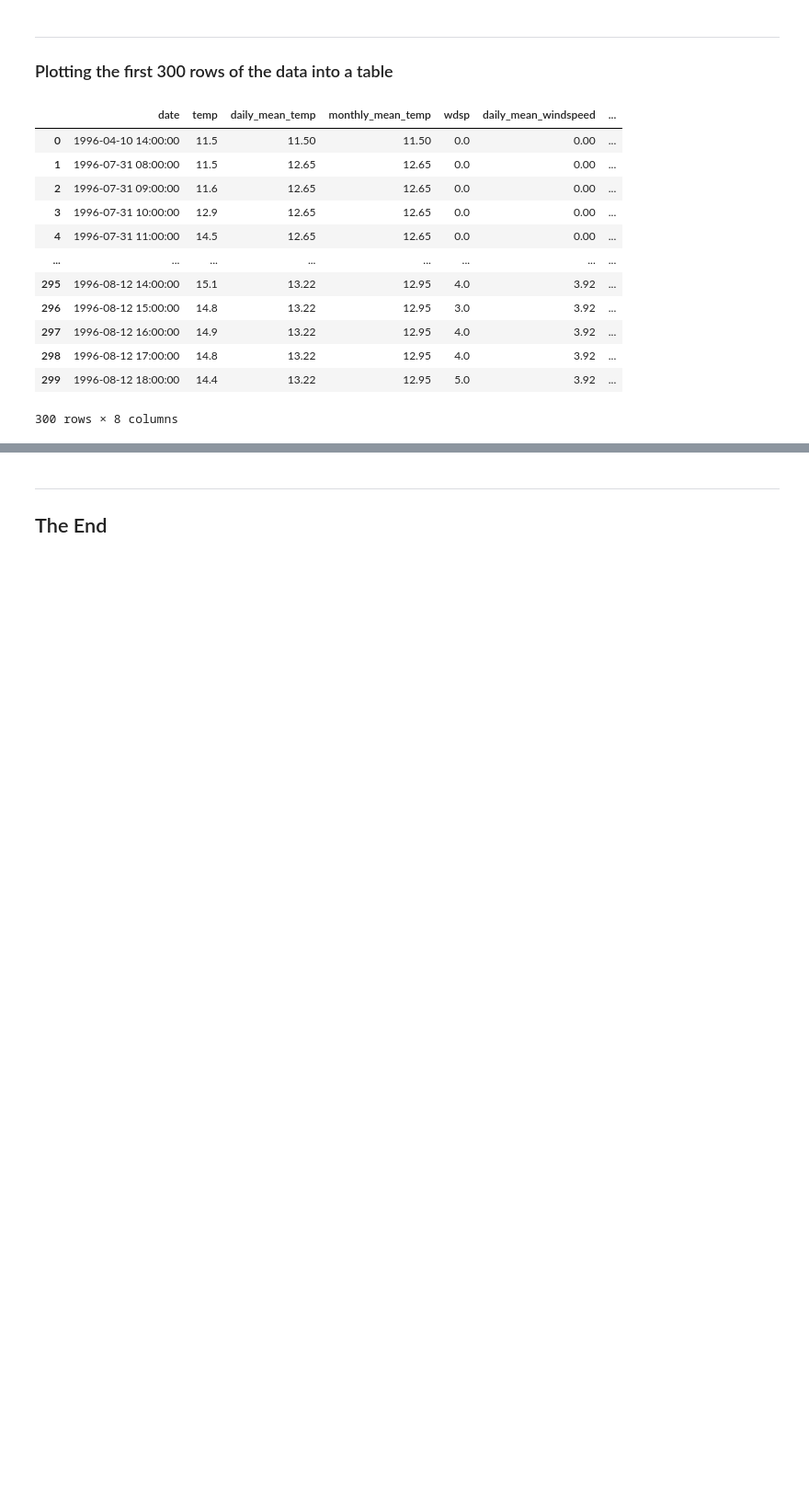
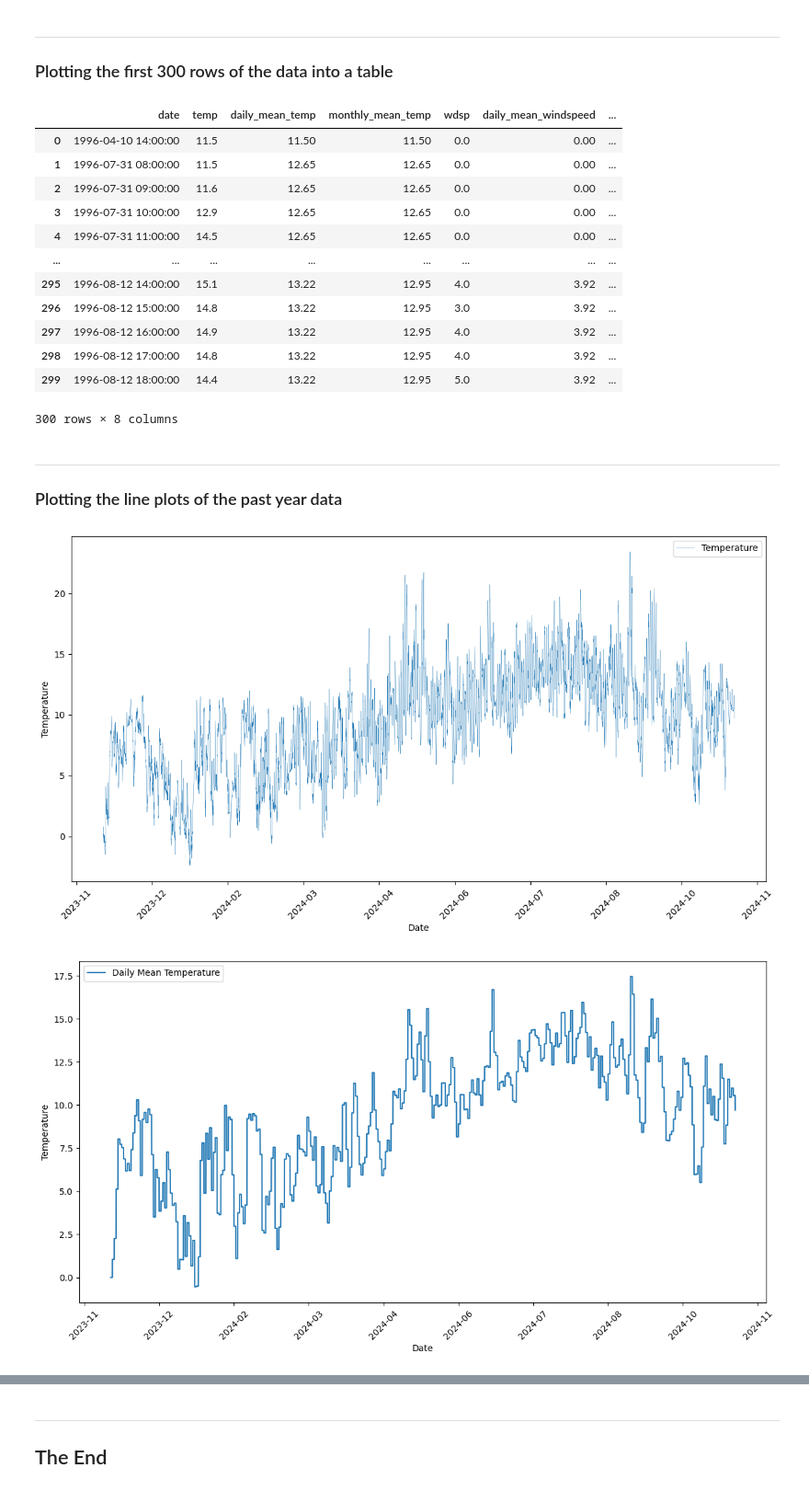
Before and after one commit to kronos164/programming-for-data-analytics, a Jupyter notebook: assignments/assignment06_weather.ipynb, the cells around one changed output, grey strips where cells are left out. Shown at 92% size. Saved outputs shown, nothing was run; the diff lists cells and outputs as text; code cells hidden in the pictures; blank space fills up the shorter version.

```diff
--- a/assignments/assignment06_weather.ipynb
+++ b/assignments/assignment06_weather.ipynb
@@ -54,3 +56,77 @@ plot1.head(300)
 | 298 | 1996-08-12 17:00:00 | 14.8 | 13.22 | 12.95 | 4.0 | 3.92 | ... |
 | 299 | 1996-08-12 18:00:00 | 14.4 | 13.22 | 12.95 | 5.0 | 3.92 | ... |
 300 rows × 8 columns
+# %% [markdown]
+***
+
+### Plotting the line plots of the past year data
+# %%
+# Filter data for the past year
+one_year_ago = pd.Timestamp.now() - pd.DateOffset(years=1)
+plot1_last_year = plot1[plot1['date'] >= one_year_ago]
+
+plt.figure(figsize=(14, 7))
+sns.lineplot(x='date', y='temp', data=plot1_last_year, linewidth=0.3, label='Temperature')
+plt.xlabel('Date')
+plt.ylabel('Temperature')
+plt.xticks(rotation=45)
+plt.gca().xaxis.set_major_locator(plt.MaxNLocator(nbins=len(plot1_last_year['date'].dt.month.unique())))
+plt.gca().xaxis.set_major_formatter(plt.matplotlib.dates.DateFormatter('%Y-%m'))
+plt.show()
+
+plt.figure(figsize=(14, 7))
+sns.lineplot(x='date', y='daily_mean_temp', data=plot1_last_year, label='Daily Mean Temperature')
+plt.xlabel('Date')
+plt.ylabel('Temperature')
+plt.xticks(rotation=45)
+plt.gca().xaxis.set_major_locator(plt.MaxNLocator(nbins=len(plot1_last_year['date'].dt.month.unique())))
+plt.gca().xaxis.set_major_formatter(plt.matplotlib.dates.DateFormatter('%Y-%m'))
+plt.show()
+
+plt.figure(figsize=(14, 7))
+sns.lineplot(x='date', y='monthly_mean_temp', data=plot1_last_year, label='Monthly Mean Temperature')
+plt.xlabel('Date')
+plt.ylabel('Temperature')
+plt.xticks(rotation=45)
+plt.gca().xaxis.set_major_locator(plt.MaxNLocator(nbins=len(plot1_last_year['date'].dt.month.unique())))
+plt.gca().xaxis.set_major_formatter(plt.matplotlib.dates.DateFormatter('%Y-%m'))
+plt.show()
+
+plt.figure(figsize=(14, 7))
+sns.lineplot(x='date', y='wdsp', data=plot1_last_year, linewidth=0.3, label='Windspeed')
+plt.xlabel('Date')
+plt.ylabel('Windspeed')
+plt.xticks(rotation=45)
+plt.gca().xaxis.set_major_locator(plt.MaxNLocator(nbins=len(plot1_last_year['date'].dt.month.unique())))
+plt.gca().xaxis.set_major_formatter(plt.matplotlib.dates.DateFormatter('%Y-%m'))
+plt.show()
+
+plt.figure(figsize=(14, 7))
+sns.lineplot(x='date', y='daily_mean_windspeed', data=plot1_last_year, label='Daily Mean Windspeed')
+plt.xlabel('Date')
+plt.ylabel('Windspeed')
+plt.xticks(rotation=45)
+plt.gca().xaxis.set_major_locator(plt.MaxNLocator(nbins=len(plot1_last_year['date'].dt.month.unique())))
+plt.gca().xaxis.set_major_formatter(plt.matplotlib.dates.DateFormatter('%Y-%m'))
+plt.show()
+
+plt.figure(figsize=(14, 7))
+sns.lineplot(x='date', y='max_daily_windspeed', data=plot1_last_year, label='Max Daily Windspeed')
+plt.xlabel('Date')
+plt.ylabel('Windspeed')
+plt.xticks(rotation=45)
+plt.gca().xaxis.set_major_locator(plt.MaxNLocator(nbins=len(plot1_last_year['date'].dt.month.unique())))
+plt.gca().xaxis.set_major_formatter(plt.matplotlib.dates.DateFormatter('%Y-%m'))
+plt.show()
+
+plt.figure(figsize=(14, 7))
+sns.lineplot(x='date', y='monthly_mean_max_windspeed', data=plot1_last_year, label='Monthly Mean Max Windspeed')
+plt.xlabel('Date')
+plt.ylabel('Windspeed')
+plt.xticks(rotation=45)
+plt.gca().xaxis.set_major_locator(plt.MaxNLocator(nbins=len(plot1_last_year['date'].dt.month.unique())))
+plt.gca().xaxis.set_major_formatter(plt.matplotlib.dates.DateFormatter('%Y-%m'))
+plt.show()
+# %% [output]
+[figure, added]
+[figure, added]
```
Also changed, not shown: parts of 2 cells of this notebook, 1 other file.
